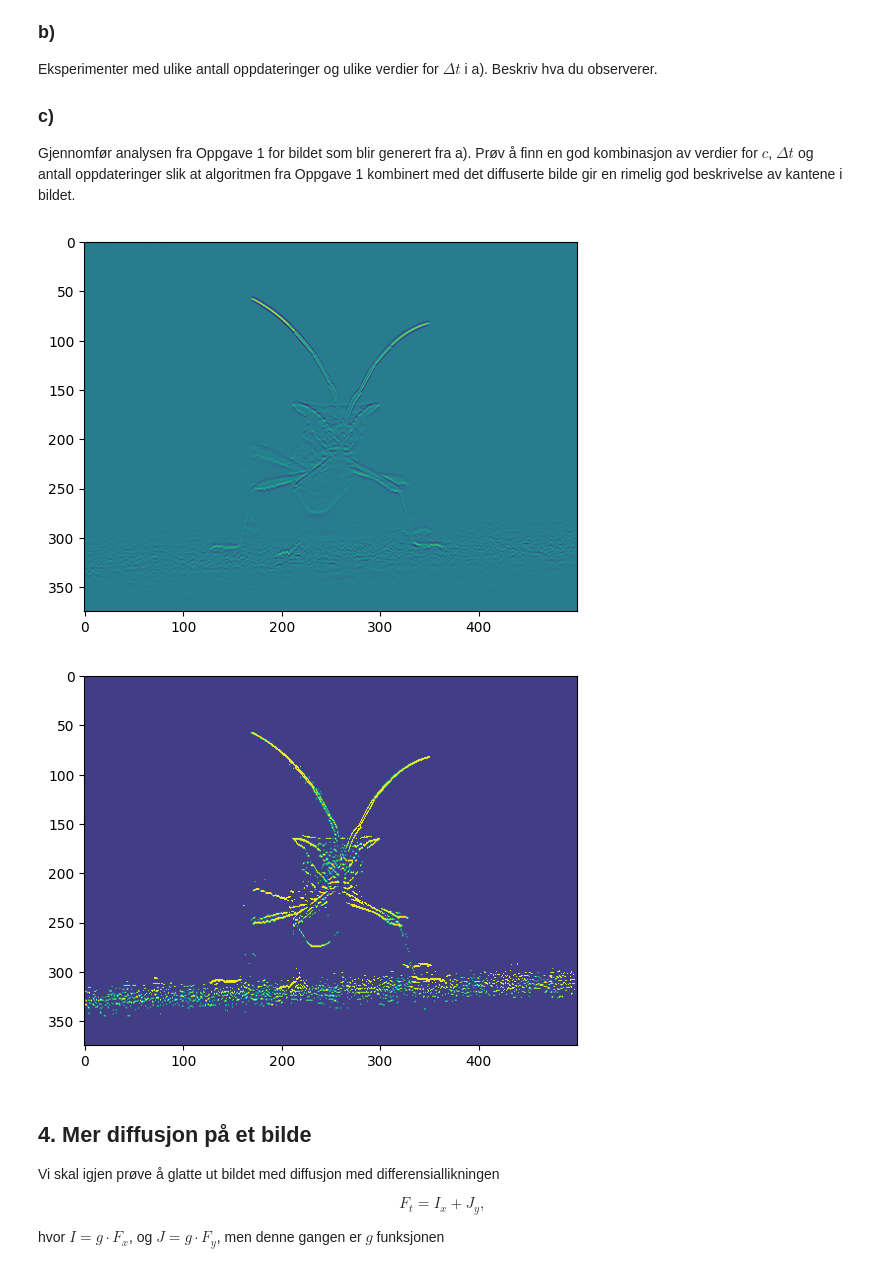
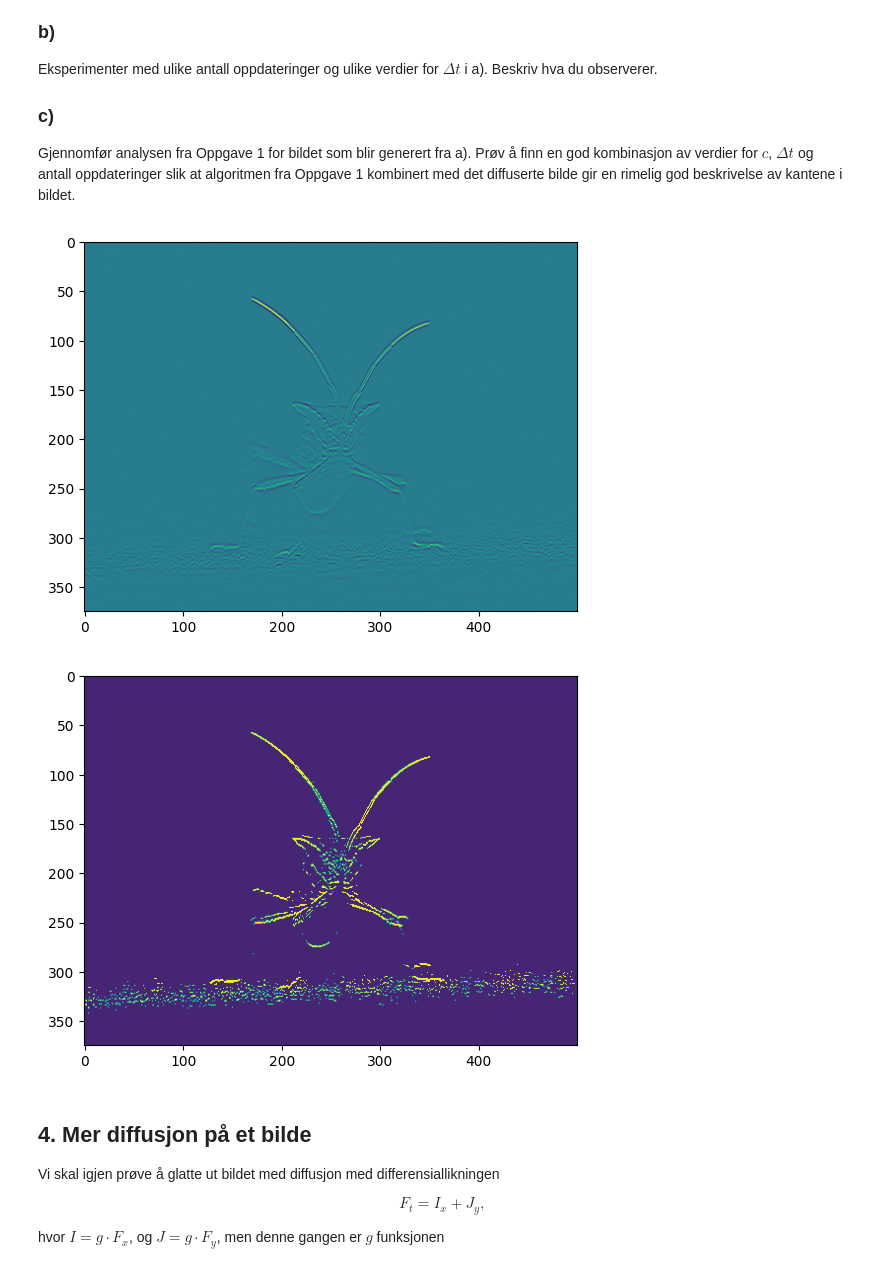
Before and after one commit to AugOks/Gruppe5Prosjekt, a Jupyter notebook: D_data.ipynb, the cells around one changed output. Saved outputs shown, nothing was run; the diff lists cells and outputs as text; code cells hidden in the pictures.

```diff
--- a/D_data.ipynb
+++ b/D_data.ipynb
@@ -325,59 +312,64 @@ algoritmen fra Oppgave 1 kombinert med det diffuserte bilde gir en rimelig god b
 # Oppgave 3
 Dx = 1
 Dy = 1
-Dt = 0.5
-t_max = 1
+Dt = 0.1
+t_max = 6
 
 diffusjon = np.zeros((Sy,Sx))
 Fxx = diffusjon
 Fyy = Fxx
 kant2 = diffusjon
 
-def F(x,y,t):
+def F(x,y):
   return f(x,y)
 
 #Partial derivative numerical function on x
-def F_x( x, y, t):
-    return (F(x + Dx, y, t) -  F(x-Dx, y, t)) /2*Dx
+def F_x( x, y):
+    return (F(x + Dx, y) -  F(x-Dx, y)) /2*Dx
 #Partial derivative numerical function on y
-def F_y( x, y, t):
-    return (F(x , y + Dy,t) -  F(x, y-Dy,t)) /2*Dy
+def F_y( x, y):
+    return (F(x , y + Dy) -  F(x, y-Dy)) /2*Dy
 # Second order partial derivative on xx
-def F_xx(x,y,t):
-    return (F_x(x+ Dx ,y,t) - F_x(x- Dx, y,t))/2*Dx
+def F_xx(x,y):
+    return (F_x(x+ Dx ,y) - F_x(x- Dx, y))/2*Dx
 # Second order partial derivative on yy
-def F_yy(x,y,t):
-    return (F_y(x ,y+ Dy,t) - F_y(x, y- Dy,t))/2*Dy
+def F_yy(x,y):
+    return (F_y(x ,y+ Dy) - F_y(x, y- Dy))/2*Dy
 
 def F_t(fdiff,F__xx,F__yy):
     return fdiff + Dt * (F__xx + F__yy)
 
 def kutt_2(x):
-    c = 0.05# du kan prøve å endre på denne verdien
+    c = 0.07# du kan prøve å endre på denne verdien
     value = 1
-    if x <= c: value = 0.1
+    if x <= c: value = 0
     return value
 
 for t in range(0, t_max):
     for i in range(Sy-2):
         for j in range(Sx-2):
-            Fxx[i,j] = F_xx(j,i,0)
-            Fyy[i,j] = F_yy(j,i,0)
-
-diffusjon = F_t(diffusjon, Fxx, Fyy)
-
-
+            Fxx[i,j] = F_xx(j,i)
+            Fyy[i,j] = F_yy(j,i)
+    diffusjon = F_t(diffusjon, Fxx, Fyy)
+"""
+plt.imshow(Fxx)
+print("Fxx")
+plt.show
+print("Fyy")
+plt.imshow(Fyy)
+plt.show()
+"""
 plt.imshow(diffusjon)
 plt.show()
 
 for i in range(1, Sy):
     for j in range(1,Sx):
         diffusjon[i,j] = kutt_2(diffusjon[i,j])
 plt.imshow(diffusjon)
 plt.show()
 # %% [output]
 [figure]
-[figure, old version]
+[figure, new version]
 # %% [markdown]
 ## 4. Mer diffusjon på et bilde
 
```
Also changed, not shown: parts of 3 cells of this notebook.
